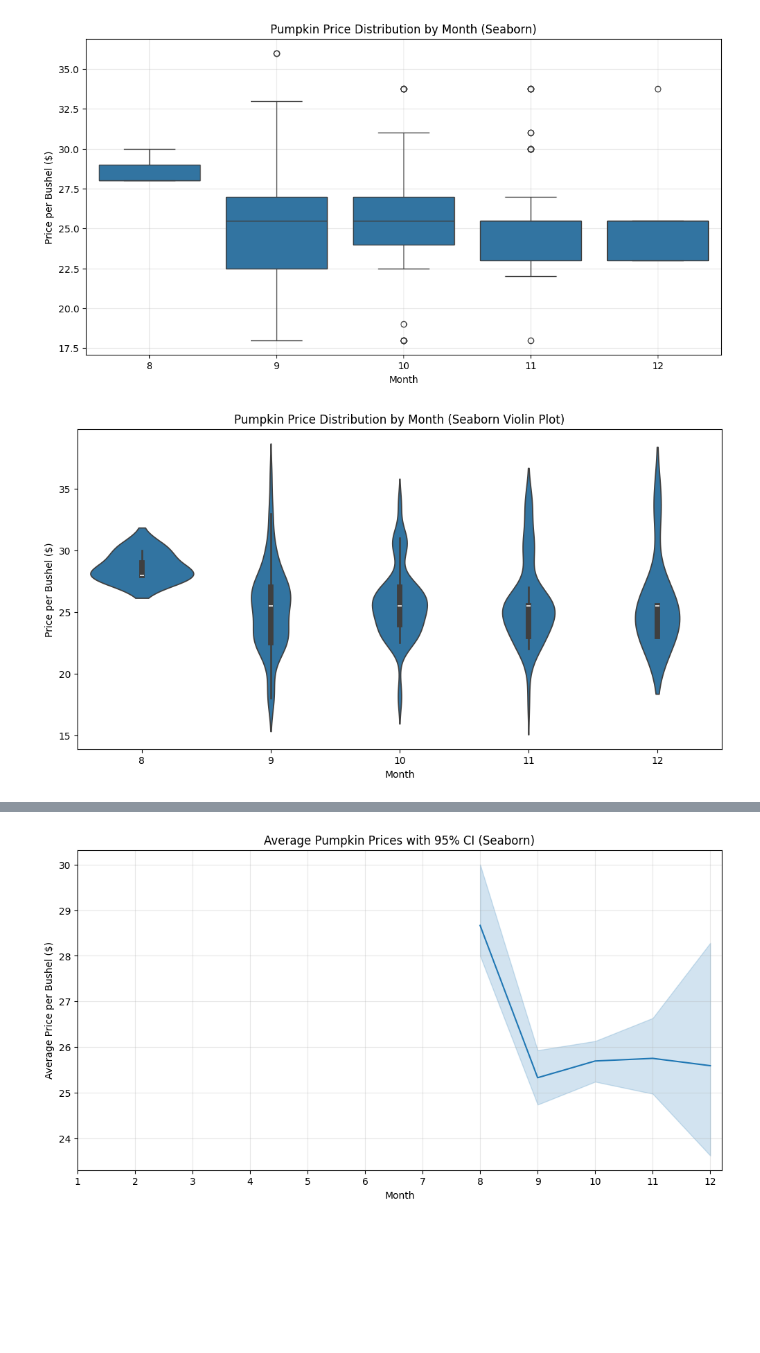
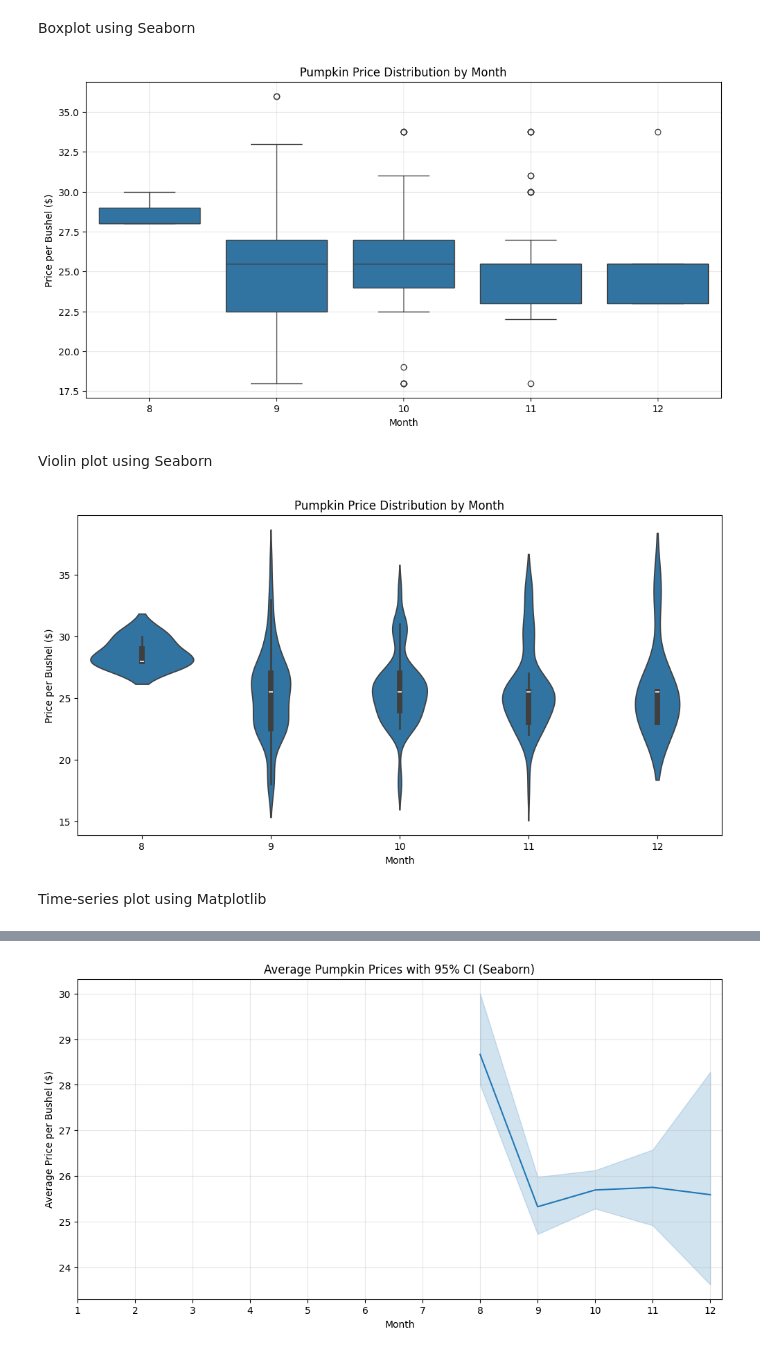
Before and after one commit to SyusufWaliyyi/ArewaDSF_ML_Assigment, a Jupyter notebook: week_6/pumpkin_visualization.ipynb, the cells around one changed output, grey strips where cells are left out. Cells and saved outputs as stored; diff of their text form; code cells hidden in the pictures; blank space fills up the shorter version.

```diff
--- a/week_6/pumpkin_visualization.ipynb
+++ b/week_6/pumpkin_visualization.ipynb
@@ -62,24 +132,30 @@ plt.show()
+# %% [markdown]
+Boxplot using Seaborn
 # %%
 # Seaborn box plot
 plt.figure(figsize=(12, 6))
 sns.boxplot(data=pumpkins, x='Month', y='Price per bushel')
-plt.title('Pumpkin Price Distribution by Month (Seaborn)')
+plt.title('Pumpkin Price Distribution by Month')
 plt.xlabel('Month')
 plt.ylabel('Price per Bushel ($)')
 plt.grid(True, alpha=0.3)
 plt.show()
 # %% [output]
-[figure, old version]
+[figure, new version]
+# %% [markdown]
+Violin plot using Seaborn
 # %%
 # Seaborn violin plot
 plt.figure(figsize=(12, 6))
 sns.violinplot(data=pumpkins, x='Month', y='Price per bushel')
-plt.title('Pumpkin Price Distribution by Month (Seaborn Violin Plot)')
+plt.title('Pumpkin Price Distribution by Month')
 plt.xlabel('Month')
 plt.ylabel('Price per Bushel ($)')
 plt.show()
 # %% [output]
-[figure, old version]
+[figure, new version]
+# %% [markdown]
+Time-series plot using Matplotlib
 # %%
 # Matplotlib - would need to calculate confidence intervals manually
 monthly_avg = pumpkins.groupby('Month')['Price per bushel'].mean()
```
Also changed, not shown: parts of 19 cells of this notebook.
